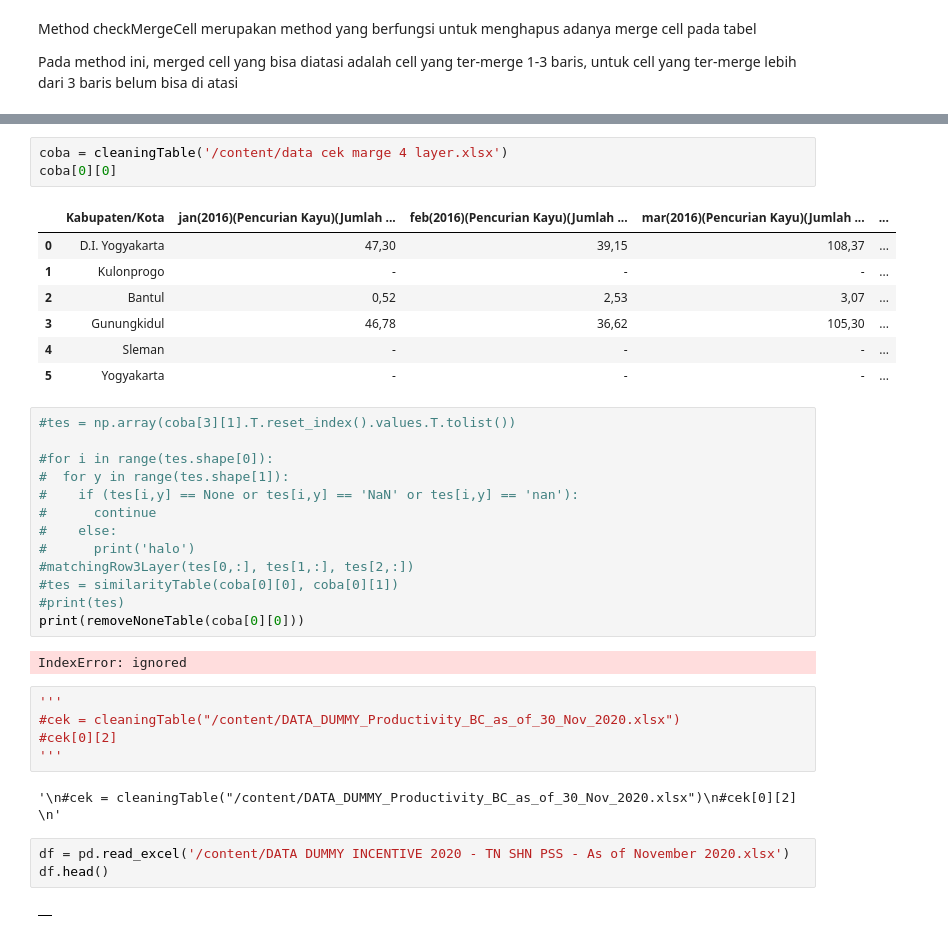
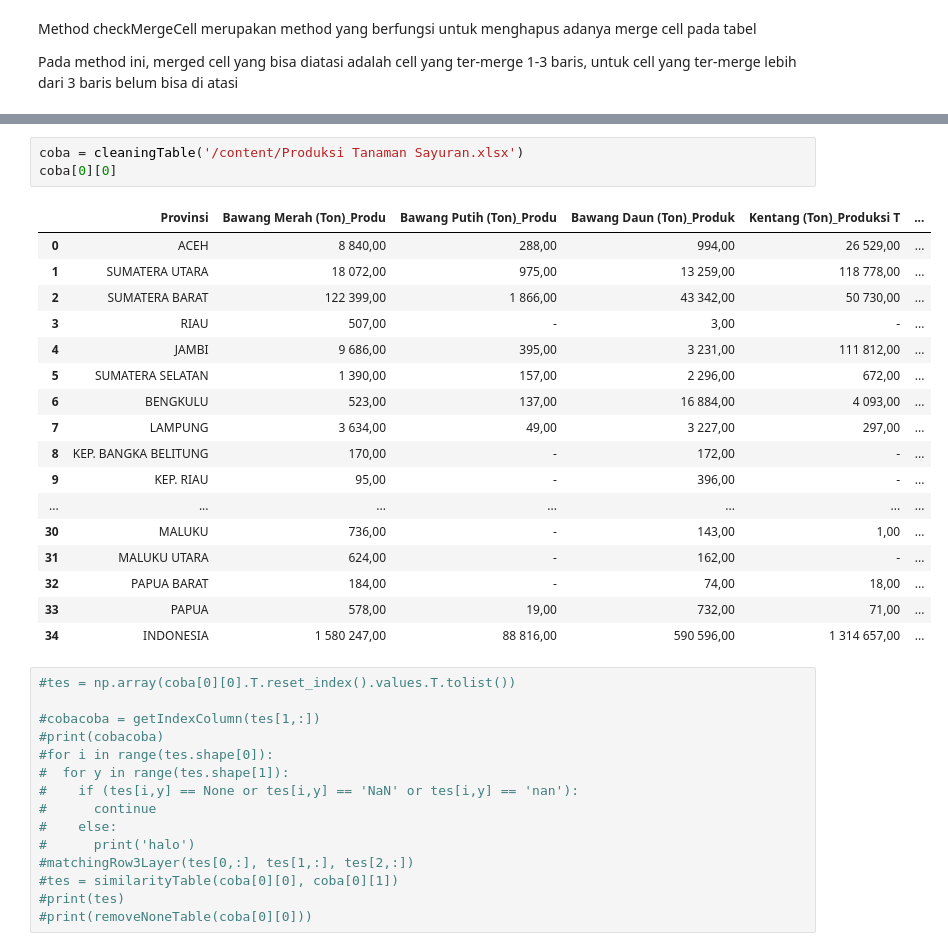
Before and after one commit to luqmanrofifm/Excel_Table_Automation, a Jupyter notebook: ExcelAutomation.ipynb, the cells around one changed output, grey strips where cells are left out. Cells and saved outputs as stored; diff of their text form.

```diff
--- a/ExcelAutomation.ipynb
+++ b/ExcelAutomation.ipynb
@@ -880,19 +897,31 @@ def findIndexMergedCell(duplicateIndex, index):
         if (index > duplicateIndex[i]):
           return duplicateIndex[i]
 # %%
-coba = cleaningTable('/content/data cek marge 4 layer.xlsx')
+coba = cleaningTable('/content/Produksi Tanaman Sayuran.xlsx')
 coba[0][0]
 # %% [output]
-|  | Kabupaten/Kota | jan(2016)(Pencurian Kayu)(Jumlah ... | feb(2016)(Pencurian Kayu)(Jumlah ... | mar(2016)(Pencurian Kayu)(Jumlah ... | ... |
-| 0 | D.I. Yogyakarta | 47,30 | 39,15 | 108,37 | ... |
-| 1 | Kulonprogo | - | - | - | ... |
-| 2 | Bantul | 0,52 | 2,53 | 3,07 | ... |
-| 3 | Gunungkidul | 46,78 | 36,62 | 105,30 | ... |
-| 4 | Sleman | - | - | - | ... |
-| 5 | Yogyakarta | - | - | - | ... |
+|  | Provinsi | Bawang Merah (Ton)_Produ | Bawang Putih (Ton)_Produ | Bawang Daun (Ton)_Produk | Kentang (Ton)_Produksi T | ... |
+| 0 | ACEH | 8 840,00 | 288,00 | 994,00 | 26 529,00 | ... |
+| 1 | SUMATERA UTARA | 18 072,00 | 975,00 | 13 259,00 | 118 778,00 | ... |
+| 2 | SUMATERA BARAT | 122 399,00 | 1 866,00 | 43 342,00 | 50 730,00 | ... |
+| 3 | RIAU | 507,00 | - | 3,00 | - | ... |
+| 4 | JAMBI | 9 686,00 | 395,00 | 3 231,00 | 111 812,00 | ... |
+| 5 | SUMATERA SELATAN | 1 390,00 | 157,00 | 2 296,00 | 672,00 | ... |
+| 6 | BENGKULU | 523,00 | 137,00 | 16 884,00 | 4 093,00 | ... |
+| 7 | LAMPUNG | 3 634,00 | 49,00 | 3 227,00 | 297,00 | ... |
+| 8 | KEP. BANGKA BELITUNG | 170,00 | - | 172,00 | - | ... |
+| 9 | KEP. RIAU | 95,00 | - | 396,00 | - | ... |
+| ... | ... | ... | ... | ... | ... | ... |
+| 30 | MALUKU | 736,00 | - | 143,00 | 1,00 | ... |
+| 31 | MALUKU UTARA | 624,00 | - | 162,00 | - | ... |
+| 32 | PAPUA BARAT | 184,00 | - | 74,00 | 18,00 | ... |
+| 33 | PAPUA | 578,00 | 19,00 | 732,00 | 71,00 | ... |
+| 34 | INDONESIA | 1 580 247,00 | 88 816,00 | 590 596,00 | 1 314 657,00 | ... |
 # %%
-#tes = np.array(coba[3][1].T.reset_index().values.T.tolist())
+#tes = np.array(coba[0][0].T.reset_index().values.T.tolist())
 
+#cobacoba = getIndexColumn(tes[1,:])
+#print(cobacoba)
 #for i in range(tes.shape[0]):
 #  for y in range(tes.shape[1]):
 #    if (tes[i,y] == None or tes[i,y] == 'NaN' or tes[i,y] == 'nan'):
@@ -902,18 +931,4 @@ coba[0][0]
 #matchingRow3Layer(tes[0,:], tes[1,:], tes[2,:])
 #tes = similarityTable(coba[0][0], coba[0][1])
 #print(tes)
-print(removeNoneTable(coba[0][0]))
+#print(removeNoneTable(coba[0][0]))
-# %% [output]
-IndexError: ignored
-# %%
-'''
-#cek = cleaningTable("/content/DATA_DUMMY_Productivity_BC_as_of_30_Nov_2020.xlsx")
-#cek[0][2]
-'''
-# %% [output]
-'\n#cek = cleaningTable("/content/DATA_DUMMY_Productivity_BC_as_of_30_Nov_2020.xlsx")\n#cek[0][2]  \n'
-# %%
-df = pd.read_excel('/content/DATA DUMMY INCENTIVE 2020 - TN SHN PSS - As of November 2020.xlsx')
-df.head()
-# %% [output]
-|  |
```
Also changed, not shown: parts of 3 cells of this notebook.
